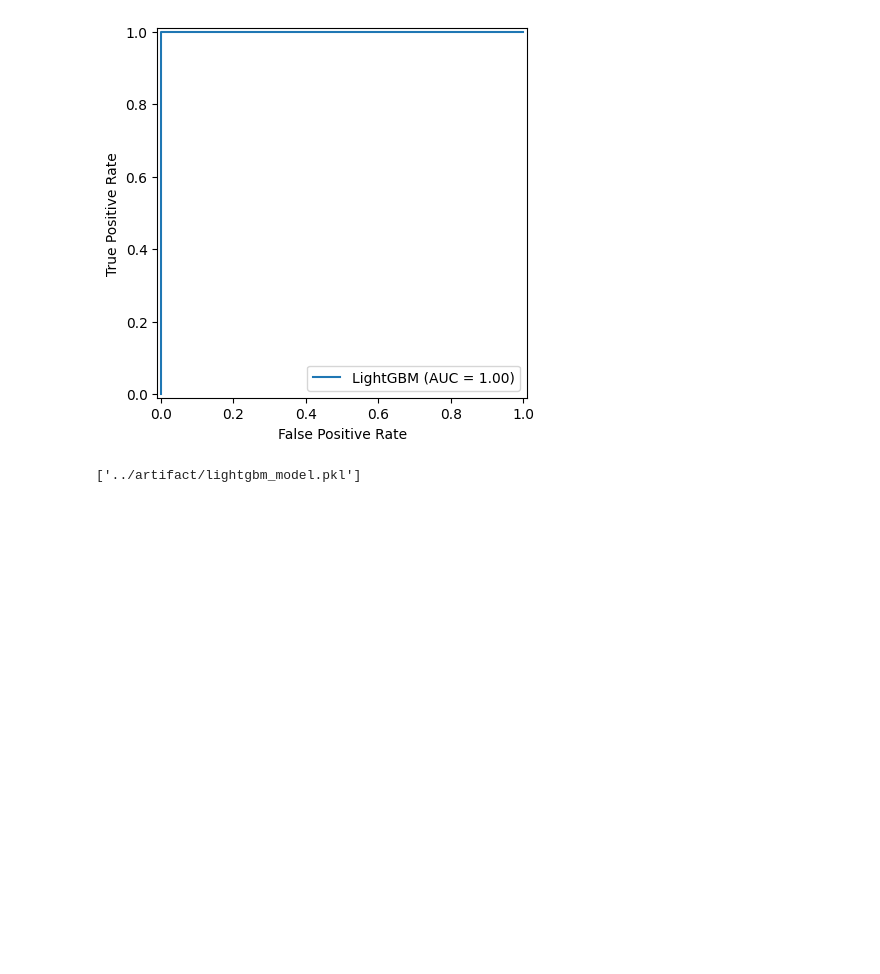
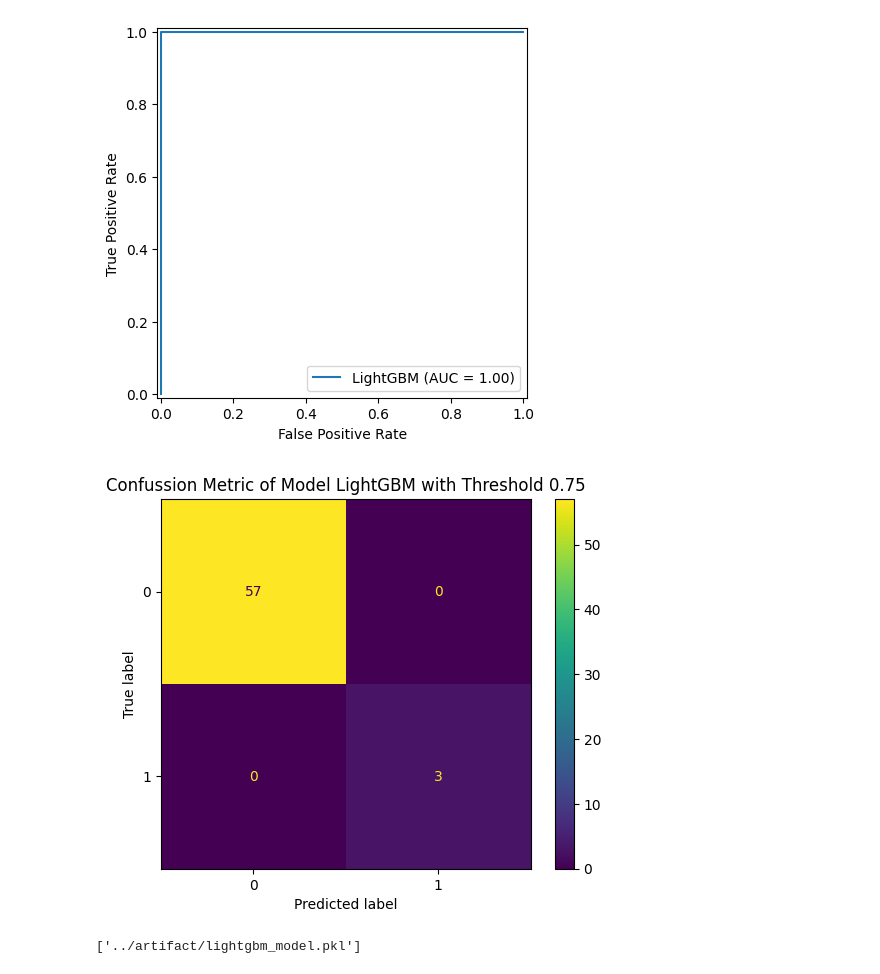
Before and after one commit to pradanaadn/churn-prediction, a Jupyter notebook: notebook/modelling.ipynb, the cells around one changed output. Drawn from its saved outputs; the diff is of its cells as text; code cells hidden in the pictures; blank space fills up the shorter version.

```diff
--- a/notebook/modelling.ipynb
+++ b/notebook/modelling.ipynb
@@ -317,7 +317,9 @@ plot_roc_auc(y_test, probs_lgbm,0.75,"LightGBM" )
 # %% [output]
 [figure]
 # %%
-plot_roc_auc(y_test, probs_lgbm,0.75,"LightGBM" )
+plot_confussion_metric(y_test, probs_lgbm,0.75,"LightGBM" )
+# %% [output]
+[figure, added]
 # %%
 joblib.dump(lgbm_clf, '../artifact/lightgbm_model.pkl')
 # %% [output]
```
